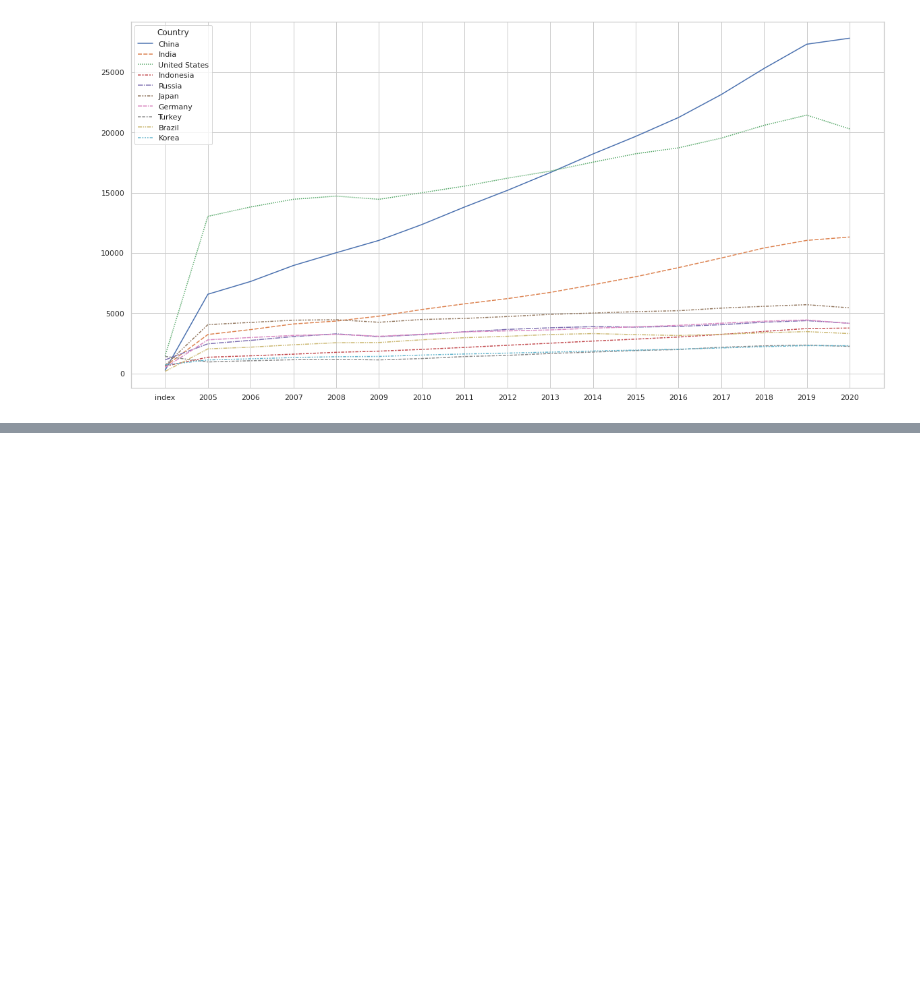
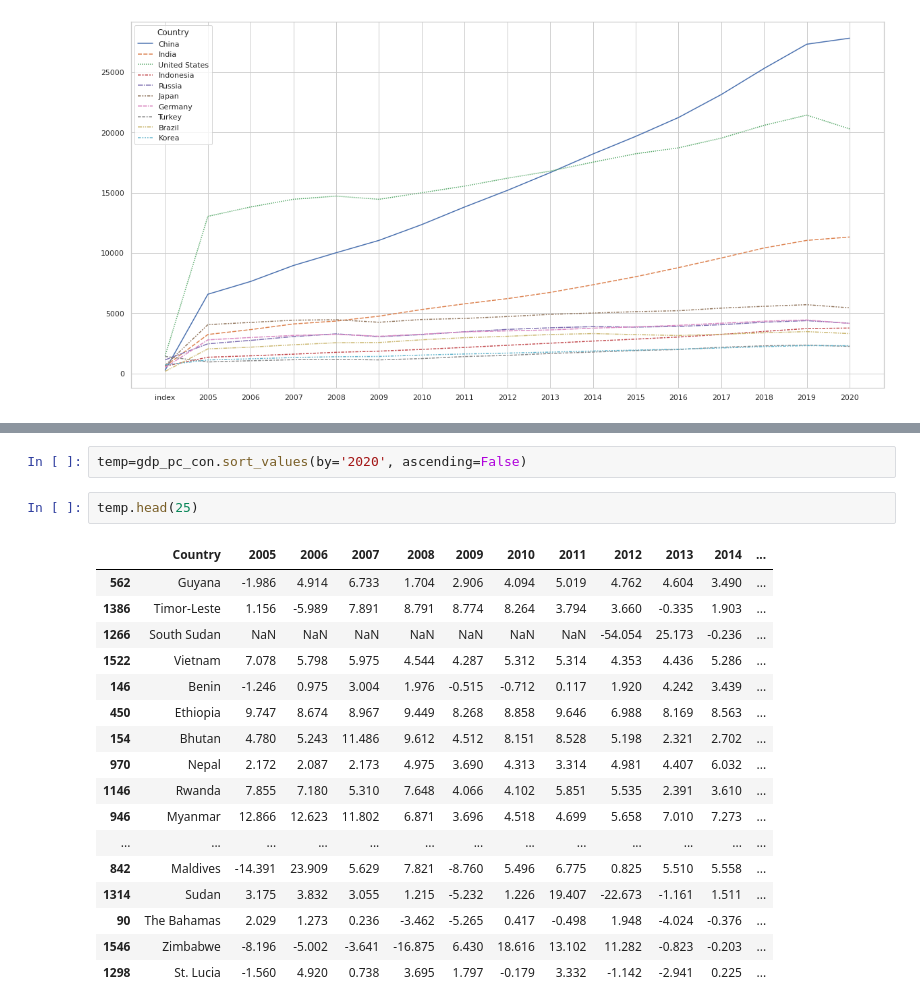
Before and after one commit to thekkanathashish95/Projects, a Jupyter notebook: World_Economic_Outlook_Data.ipynb, the cells around one changed output, grey strips where cells are left out. Cells and saved outputs as stored; diff of their text form; blank space fills up the shorter version.

```diff
--- a/World_Economic_Outlook_Data.ipynb
+++ b/World_Economic_Outlook_Data.ipynb
@@ -637,0 +652,22 @@ sns.lineplot(data=best_10)
+# %%
+temp=gdp_pc_con.sort_values(by='2020', ascending=False)
+# %%
+temp.head(25)
+# %% [output]
+|  | Country | 2005 | 2006 | 2007 | 2008 | 2009 | 2010 | 2011 | 2012 | 2013 | 2014 | ... |
+| 562 | Guyana | -1.986 | 4.914 | 6.733 | 1.704 | 2.906 | 4.094 | 5.019 | 4.762 | 4.604 | 3.490 | ... |
+| 1386 | Timor-Leste | 1.156 | -5.989 | 7.891 | 8.791 | 8.774 | 8.264 | 3.794 | 3.660 | -0.335 | 1.903 | ... |
+| 1266 | South Sudan | NaN | NaN | NaN | NaN | NaN | NaN | NaN | -54.054 | 25.173 | -0.236 | ... |
+| 1522 | Vietnam | 7.078 | 5.798 | 5.975 | 4.544 | 4.287 | 5.312 | 5.314 | 4.353 | 4.436 | 5.286 | ... |
+| 146 | Benin | -1.246 | 0.975 | 3.004 | 1.976 | -0.515 | -0.712 | 0.117 | 1.920 | 4.242 | 3.439 | ... |
+| 450 | Ethiopia | 9.747 | 8.674 | 8.967 | 9.449 | 8.268 | 8.858 | 9.646 | 6.988 | 8.169 | 8.563 | ... |
+| 154 | Bhutan | 4.780 | 5.243 | 11.486 | 9.612 | 4.512 | 8.151 | 8.528 | 5.198 | 2.321 | 2.702 | ... |
+| 970 | Nepal | 2.172 | 2.087 | 2.173 | 4.975 | 3.690 | 4.313 | 3.314 | 4.981 | 4.407 | 6.032 | ... |
+| 1146 | Rwanda | 7.855 | 7.180 | 5.310 | 7.648 | 4.066 | 4.102 | 5.851 | 5.535 | 2.391 | 3.610 | ... |
+| 946 | Myanmar | 12.866 | 12.623 | 11.802 | 6.871 | 3.696 | 4.518 | 4.699 | 5.658 | 7.010 | 7.273 | ... |
+| ... | ... | ... | ... | ... | ... | ... | ... | ... | ... | ... | ... | ... |
+| 842 | Maldives | -14.391 | 23.909 | 5.629 | 7.821 | -8.760 | 5.496 | 6.775 | 0.825 | 5.510 | 5.558 | ... |
+| 1314 | Sudan | 3.175 | 3.832 | 3.055 | 1.215 | -5.232 | 1.226 | 19.407 | -22.673 | -1.161 | 1.511 | ... |
+| 90 | The Bahamas | 2.029 | 1.273 | 0.236 | -3.462 | -5.265 | 0.417 | -0.498 | 1.948 | -4.024 | -0.376 | ... |
+| 1546 | Zimbabwe | -8.196 | -5.002 | -3.641 | -16.875 | 6.430 | 18.616 | 13.102 | 11.282 | -0.823 | -0.203 | ... |
+| 1298 | St. Lucia | -1.560 | 4.920 | 0.738 | 3.695 | 1.797 | -0.179 | 3.332 | -1.142 | -2.941 | 0.225 | ... |
```
Also changed, not shown: parts of 127 cells of this notebook.
